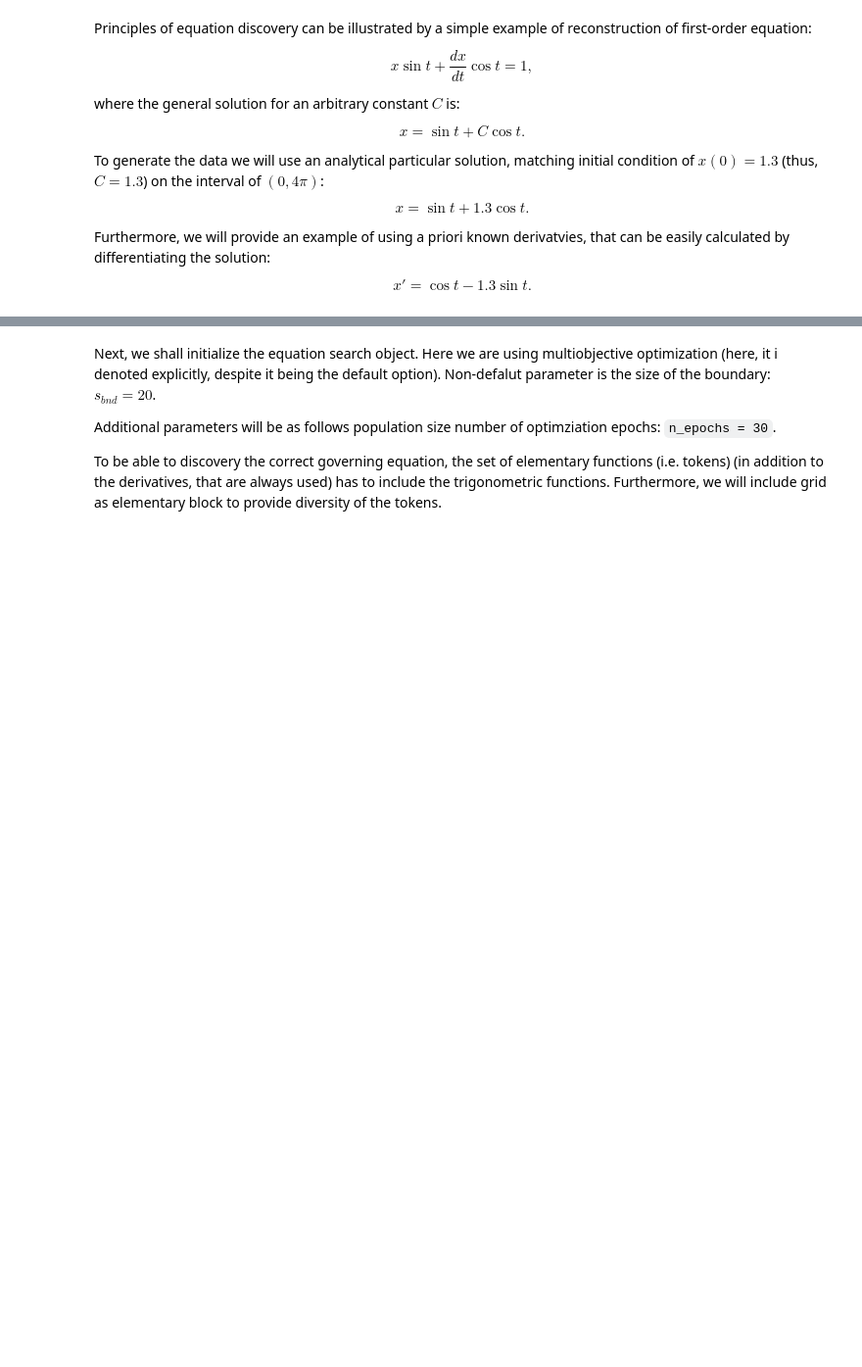
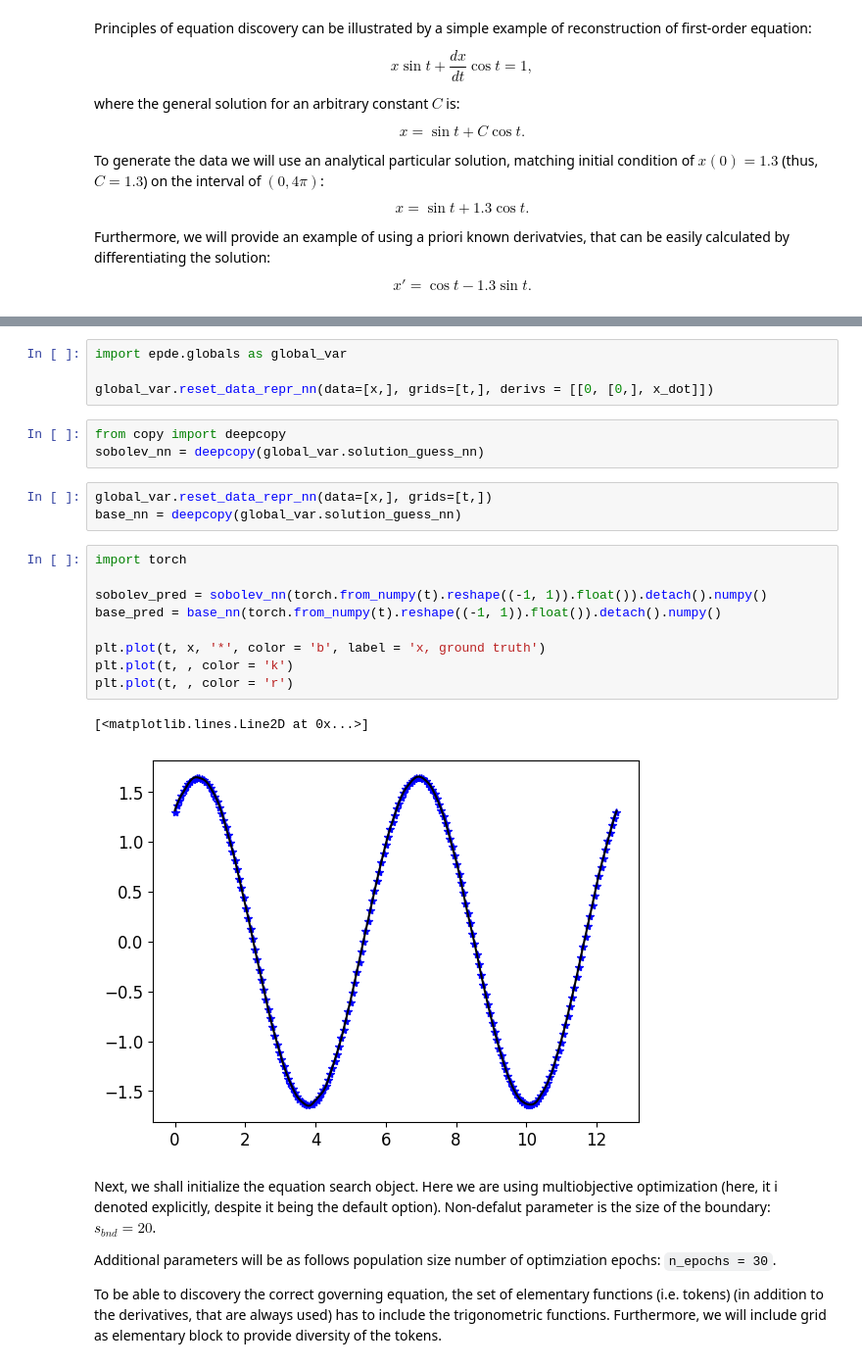
Before and after one commit to ITMO-NSS-team/EPDE, a Jupyter notebook: examples/ODE discovery.ipynb, the cells around one changed output, grey strips where cells are left out. Shown at 98% size. Cells and saved outputs as stored; diff of their text form; blank space fills up the shorter version.

Commit message:
Sobolev learning prototype for intitial solver nn

```diff
--- a/examples/ODE discovery.ipynb
+++ b/examples/ODE discovery.ipynb
@@ -75,3 +75,25 @@ plt.show()
+# %%
+import epde.globals as global_var
+
+global_var.reset_data_repr_nn(data=[x,], grids=[t,], derivs = [[0, [0,], x_dot]])
+# %%
+from copy import deepcopy
+sobolev_nn = deepcopy(global_var.solution_guess_nn)
+# %%
+global_var.reset_data_repr_nn(data=[x,], grids=[t,])
+base_nn = deepcopy(global_var.solution_guess_nn)
+# %%
+import torch
+
+sobolev_pred = sobolev_nn(torch.from_numpy(t).reshape((-1, 1)).float()).detach().numpy()
+base_pred = base_nn(torch.from_numpy(t).reshape((-1, 1)).float()).detach().numpy()
+
+plt.plot(t, x, '*', color = 'b', label = 'x, ground truth')
+plt.plot(t, , color = 'k')
+plt.plot(t, , color = 'r')
+# %% [output]
+[<matplotlib.lines.Line2D at 0x...>]
+[figure, added]
 # %% [markdown]
 Next, we shall initialize the equation search object. Here we are using multiobjective optimization (here, it i denoted explicitly, despite it being the default option). Non-defalut parameter is the size of the boundary: $s_{bnd} = 20$.
 
```
Also changed, not shown: parts of 11 cells of this notebook, 5 other files.
